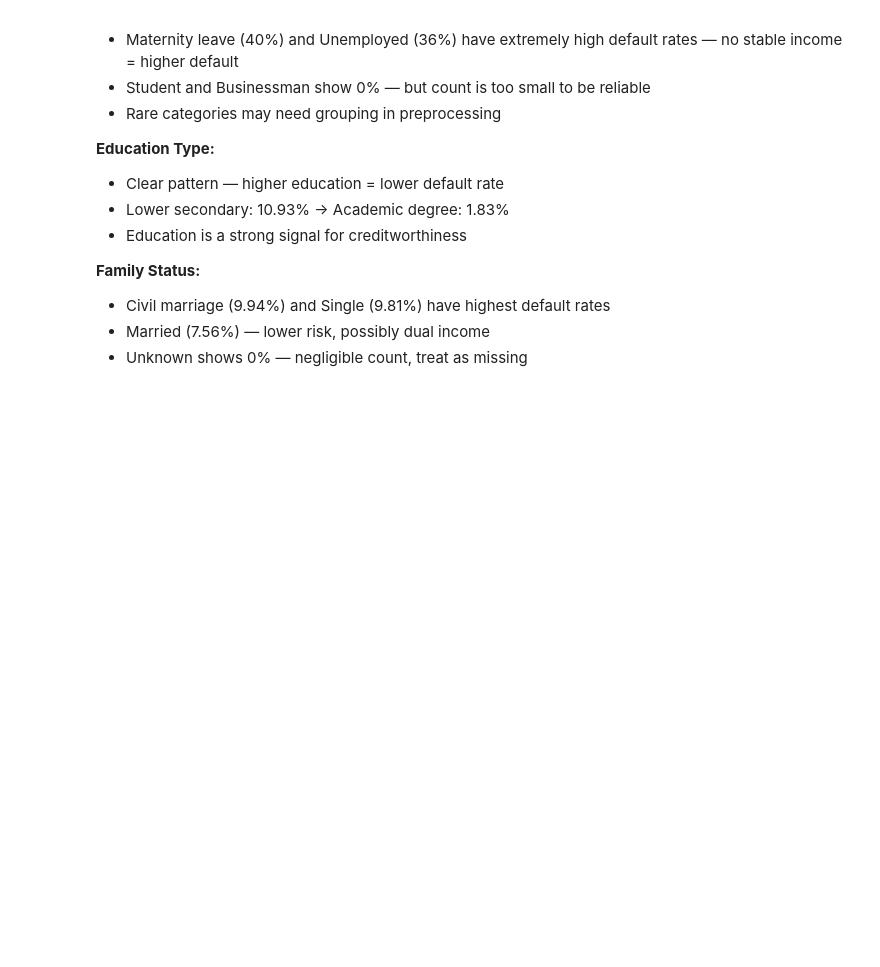
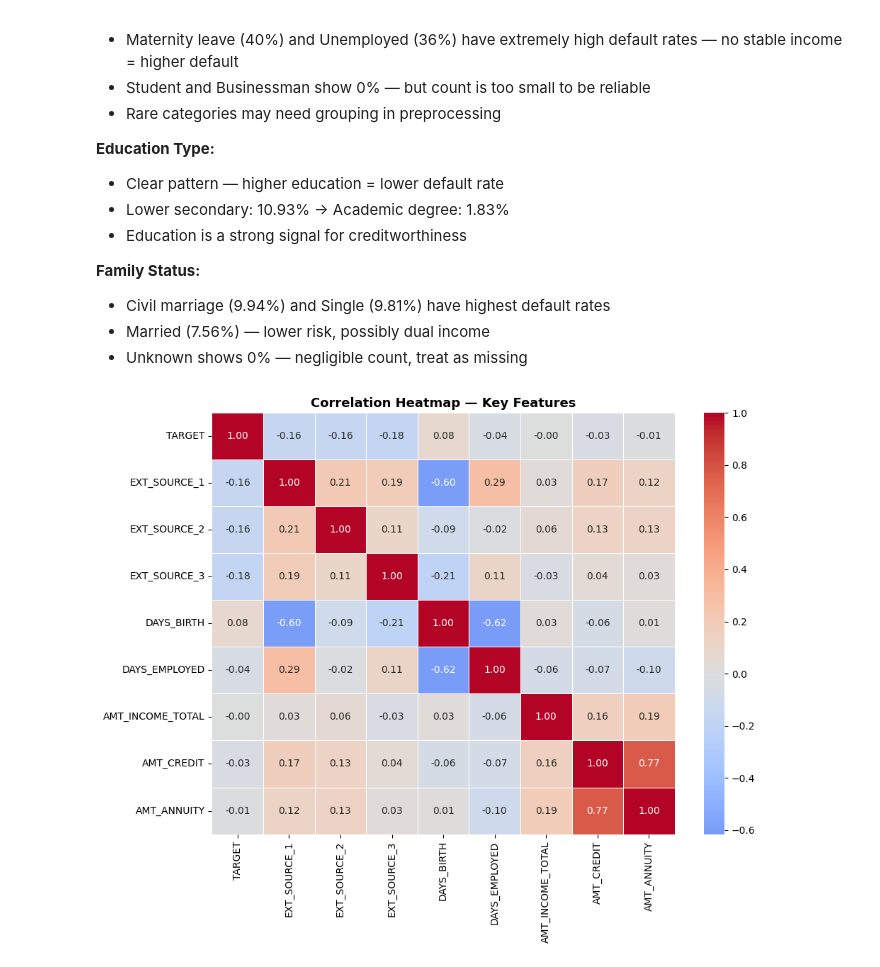
Before and after one commit to code-with-shriyut/credit-risk-analyzer, a Jupyter notebook: notebooks/01_eda_home_credit.ipynb, the cells around one changed output. Drawn from its saved outputs; the diff is of its cells as text; code cells hidden in the pictures; blank space fills up the shorter version.

Commit message:
notebook: add correlation heatmap analysis

```diff
--- a/notebooks/01_eda_home_credit.ipynb
+++ b/notebooks/01_eda_home_credit.ipynb
@@ -556,3 +556,19 @@ Name: TARGET, dtype: float64
 - Civil marriage (9.94%) and Single (9.81%) have highest default rates
 - Married (7.56%) — lower risk, possibly dual income
 - Unknown shows 0% — negligible count, treat as missing
+# %%
+# Correlation of numerical features with TARGET
+corr_cols = ['TARGET', 'EXT_SOURCE_1', 'EXT_SOURCE_2', 'EXT_SOURCE_3',
+             'DAYS_BIRTH', 'DAYS_EMPLOYED', 'AMT_INCOME_TOTAL',
+             'AMT_CREDIT', 'AMT_ANNUITY']
+
+corr_matrix = df[corr_cols].corr()
+
+plt.figure(figsize=(10, 8))
+sns.heatmap(corr_matrix, annot=True, fmt='.2f', cmap='coolwarm',
+            center=0, linewidths=0.5)
+plt.title('Correlation Heatmap — Key Features', fontsize=13, fontweight='bold')
+plt.tight_layout()
+plt.show()
+# %% [output]
+[figure, added]
```
Also changed, not shown: parts of 1 cell of this notebook.
